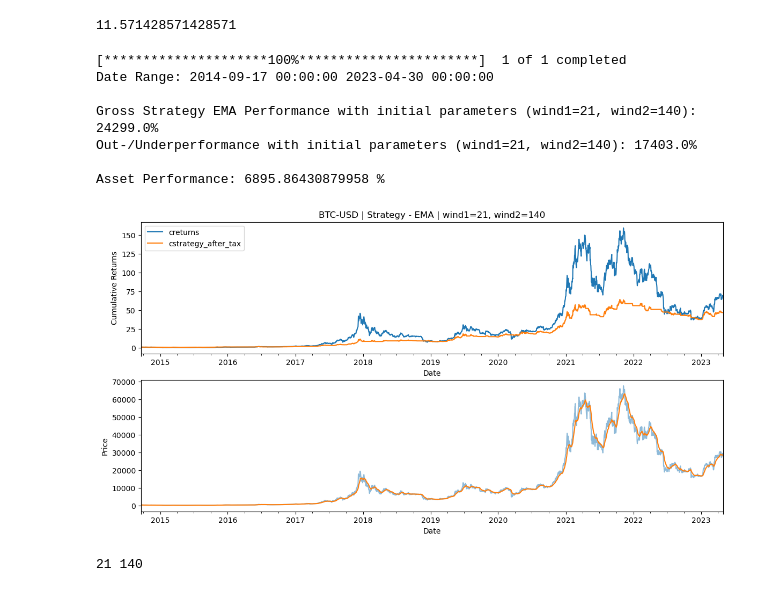
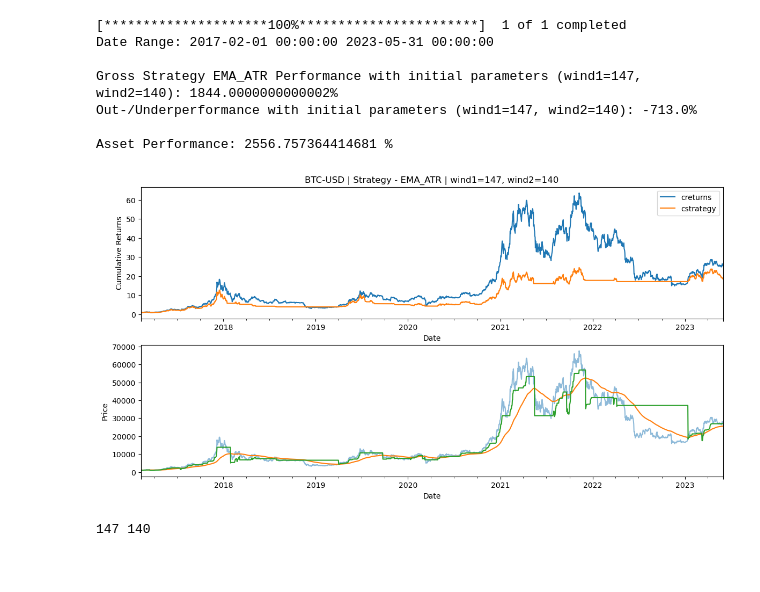
Before and after one commit to Julius-777/my-jupyter-notes, a Jupyter notebook: QuantFi/Test_vectorized_backtesting.ipynb, the cells around one changed output. Saved outputs shown, nothing was run; the diff lists cells and outputs as text; code cells hidden in the pictures.

```diff
--- a/QuantFi/Test_vectorized_backtesting.ipynb
+++ b/QuantFi/Test_vectorized_backtesting.ipynb
@@ -10,7 +10,3 @@ import warnings
 warnings.filterwarnings('ignore')
 %matplotlib inline
 import pyfolio as pf
-# %%
-print(81/7)
-# %% [output]
-11.571428571428571
@@ -17,5 +15,5 @@ print(81/7)
 # %%
-smabt = GeneralBacktester('BTC-USD','2013-08-1', '2023-05-01', window1=21, window2=20*7, strategy='EMA', tcost=0.001)
+smabt = GeneralBacktester('BTC-USD','2017-02-1', '2023-06-01', window1=147, window2=20*7, strategy='EMA_ATR', tcost=0.005, atr_multiplier=4)
 strategy_results = smabt.run_strategy()
 print("Date Range:",smabt.data.index[0], smabt.data.index[-1],"\n")
 print(f'Gross Strategy {smabt.strategy} Performance with initial parameters (wind1={smabt.window1}, wind2={smabt.window2}): {strategy_results[0]*100}%')
@@ -23,20 +21,20 @@ print(f'Out-/Underperformance with initial parameters (wind1={smabt.window1}, wi
 print(f'Asset Performance:', smabt.results['creturns'][-1]*100,"%")
 # %% [output]
 [*********************100%***********************]  1 of 1 completed
-Date Range: 2014-09-17 00:00:00 2023-04-30 00:00:00
+Date Range: 2017-02-01 00:00:00 2023-05-31 00:00:00
 
-Gross Strategy EMA Performance with initial parameters (wind1=21, wind2=140): 24299.0%
-Out-/Underperformance with initial parameters (wind1=21, wind2=140): 17403.0%
+Gross Strategy EMA_ATR Performance with initial parameters (wind1=147, wind2=140): 1844.0000000000002%
+Out-/Underperformance with initial parameters (wind1=147, wind2=140): -713.0%
 
-Asset Performance: 6895.86430879958 %
+Asset Performance: 2556.757364414681 %
 # %%
-smabt.plot_results(after_tax=False)
+smabt.plot_results()
 # %% [output]
-[figure, old version]
+[figure, new version]
 # %%
 print(smabt.window1, smabt.window2)
 # %% [output]
-21 140
+147 140
 # %%
 pf.create_full_tear_sheet(returns=smabt.results['strategy'], benchmark_rets=smabt.results['return'])
 # %% [output]
```
Also changed, not shown: parts of 6 cells of this notebook, 1 other file.
